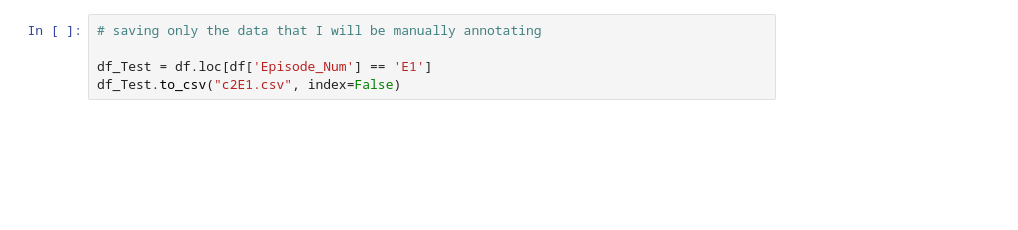
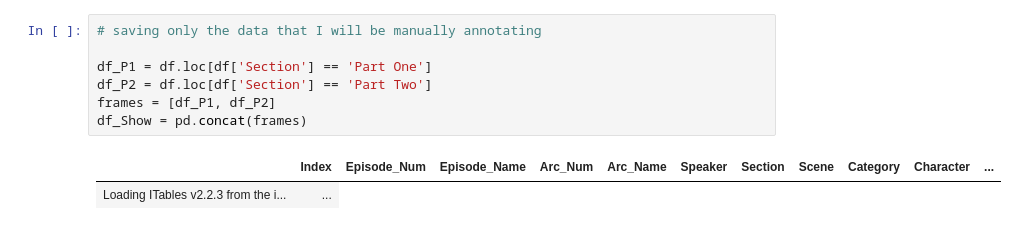
Before and after one commit to hanna-dodd/ttrpg-sentiment, a Jupyter notebook: VAD.ipynb, the cells around one changed output. Saved outputs shown, nothing was run; the diff lists cells and outputs as text; blank space fills up the shorter version.

```diff
--- a/vader.ipynb
+++ b/VAD.ipynb
@@ -15,5 +15,10 @@ df.head()
 # %%
 # saving only the data that I will be manually annotating
 
-df_Test = df.loc[df['Episode_Num'] == 'E1']
-df_Test.to_csv("c2E1.csv", index=False)
+df_P1 = df.loc[df['Section'] == 'Part One']
+df_P2 = df.loc[df['Section'] == 'Part Two']
+frames = [df_P1, df_P2]
+df_Show = pd.concat(frames)
+# %% [output]
+|  | Index | Episode_Num | Episode_Name | Arc_Num | Arc_Name | Speaker | Section | Scene | Category | Character | ... |
+| Loading ITables v2.2.3 from the i... | ... |
```
Also changed, not shown: parts of 1 cell of this notebook.
